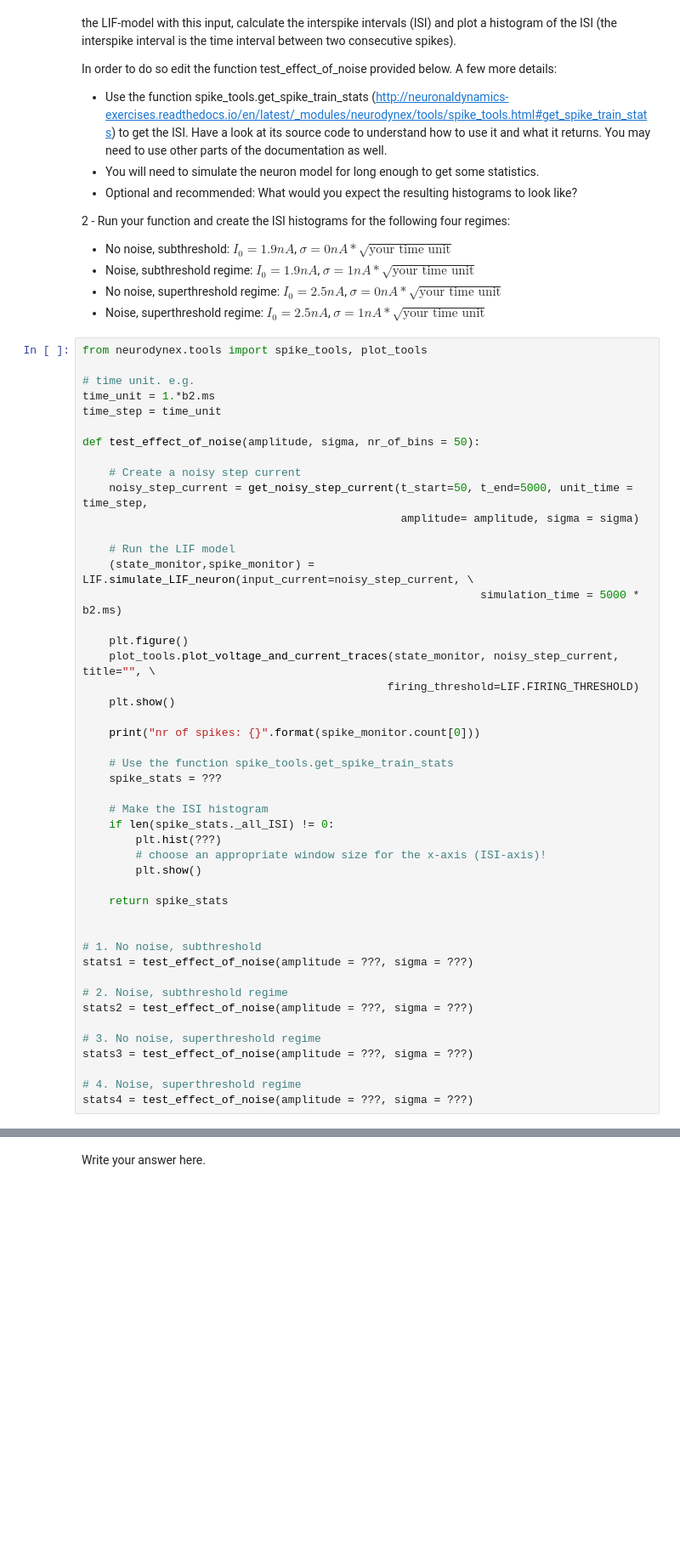
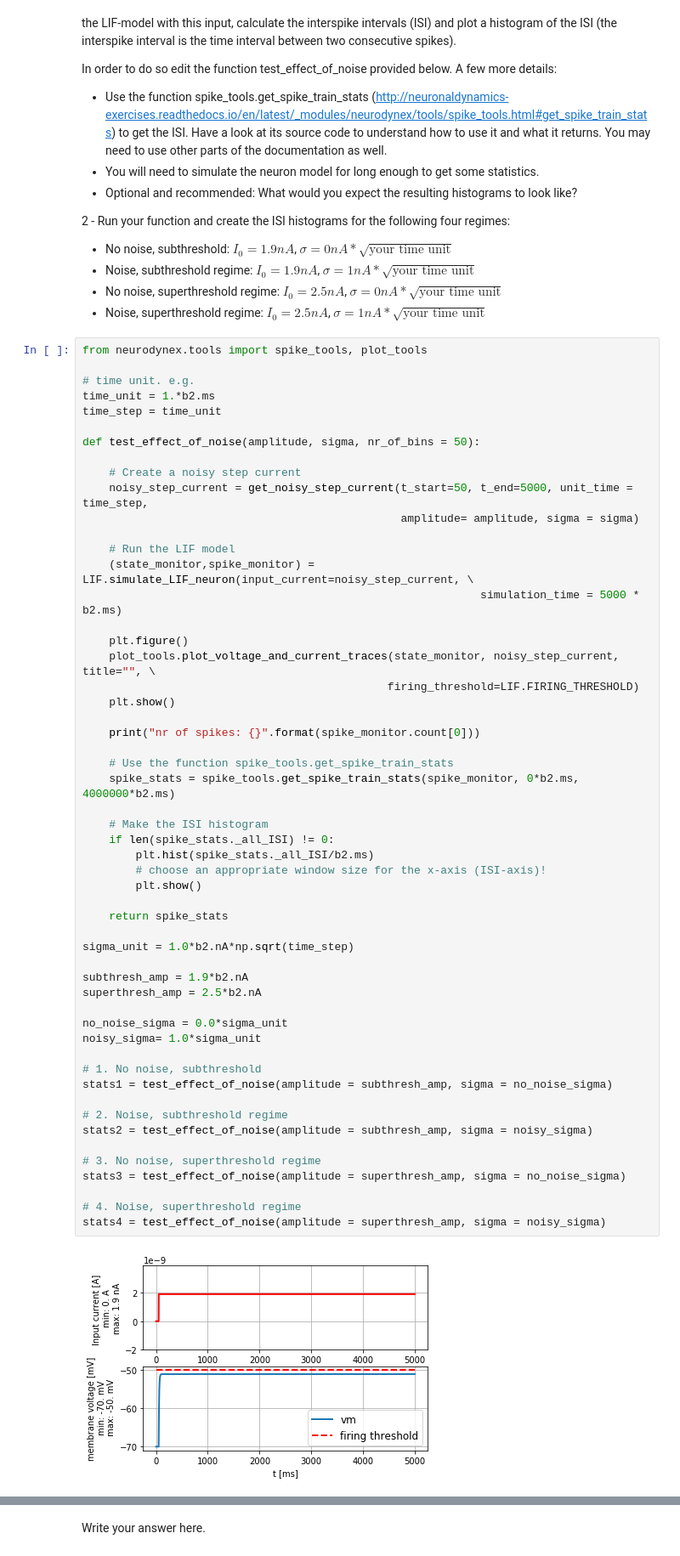
Before and after one commit to Shrecki/BioModNN, a Jupyter notebook: Ex2_Fabrice_Guibert_000.ipynb, the cells around one changed output, grey strips where cells are left out. Shown at 85% size. Cells and saved outputs as stored; diff of their text form; blank space fills up the shorter version.

```diff
--- a/Ex2_Fabrice_Guibert_000.ipynb
+++ b/Ex2_Fabrice_Guibert_000.ipynb
@@ -540,36 +547,45 @@ def test_effect_of_noise(amplitude, sigma, nr_of_bins = 50):
                                                 amplitude= amplitude, sigma = sigma)
 
     # Run the LIF model
     (state_monitor,spike_monitor) = LIF.simulate_LIF_neuron(input_current=noisy_step_current, \
                                                             simulation_time = 5000 * b2.ms)
 
     plt.figure()
     plot_tools.plot_voltage_and_current_traces(state_monitor, noisy_step_current, title="", \
                                               firing_threshold=LIF.FIRING_THRESHOLD)
     plt.show()
 
     print("nr of spikes: {}".format(spike_monitor.count[0]))
 
     # Use the function spike_tools.get_spike_train_stats
-    spike_stats = ???
+    spike_stats = spike_tools.get_spike_train_stats(spike_monitor, 0*b2.ms, 4000000*b2.ms)
 
     # Make the ISI histogram
     if len(spike_stats._all_ISI) != 0:
-        plt.hist(???)
+        plt.hist(spike_stats._all_ISI/b2.ms)
         # choose an appropriate window size for the x-axis (ISI-axis)!
         plt.show()
 
     return spike_stats
 
+sigma_unit = 1.0*b2.nA*np.sqrt(time_step)
+
+subthresh_amp = 1.9*b2.nA
+superthresh_amp = 2.5*b2.nA
+
+no_noise_sigma = 0.0*sigma_unit
+noisy_sigma= 1.0*sigma_unit
 
 # 1. No noise, subthreshold
-stats1 = test_effect_of_noise(amplitude = ???, sigma = ???)
+stats1 = test_effect_of_noise(amplitude = subthresh_amp, sigma = no_noise_sigma)
 
 # 2. Noise, subthreshold regime
-stats2 = test_effect_of_noise(amplitude = ???, sigma = ???)
+stats2 = test_effect_of_noise(amplitude = subthresh_amp, sigma = noisy_sigma)
 
 # 3. No noise, superthreshold regime
-stats3 = test_effect_of_noise(amplitude = ???, sigma = ???)
+stats3 = test_effect_of_noise(amplitude = superthresh_amp, sigma = no_noise_sigma)
 
 # 4. Noise, superthreshold regime
-stats4 = test_effect_of_noise(amplitude = ???, sigma = ???)
+stats4 = test_effect_of_noise(amplitude = superthresh_amp, sigma = noisy_sigma)
+# %% [output]
+[figure, added]
```
Also changed, not shown: parts of 10 cells of this notebook.
